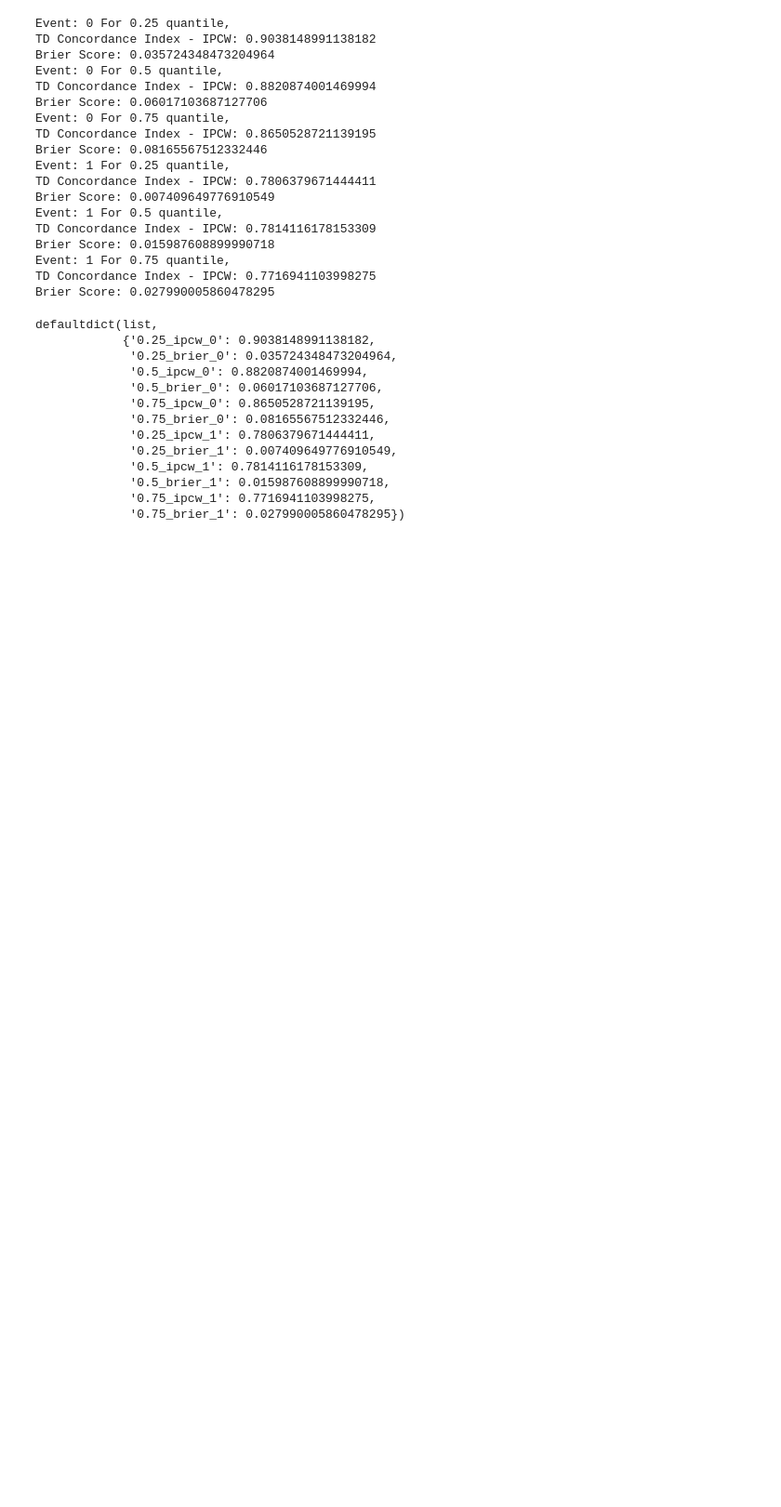
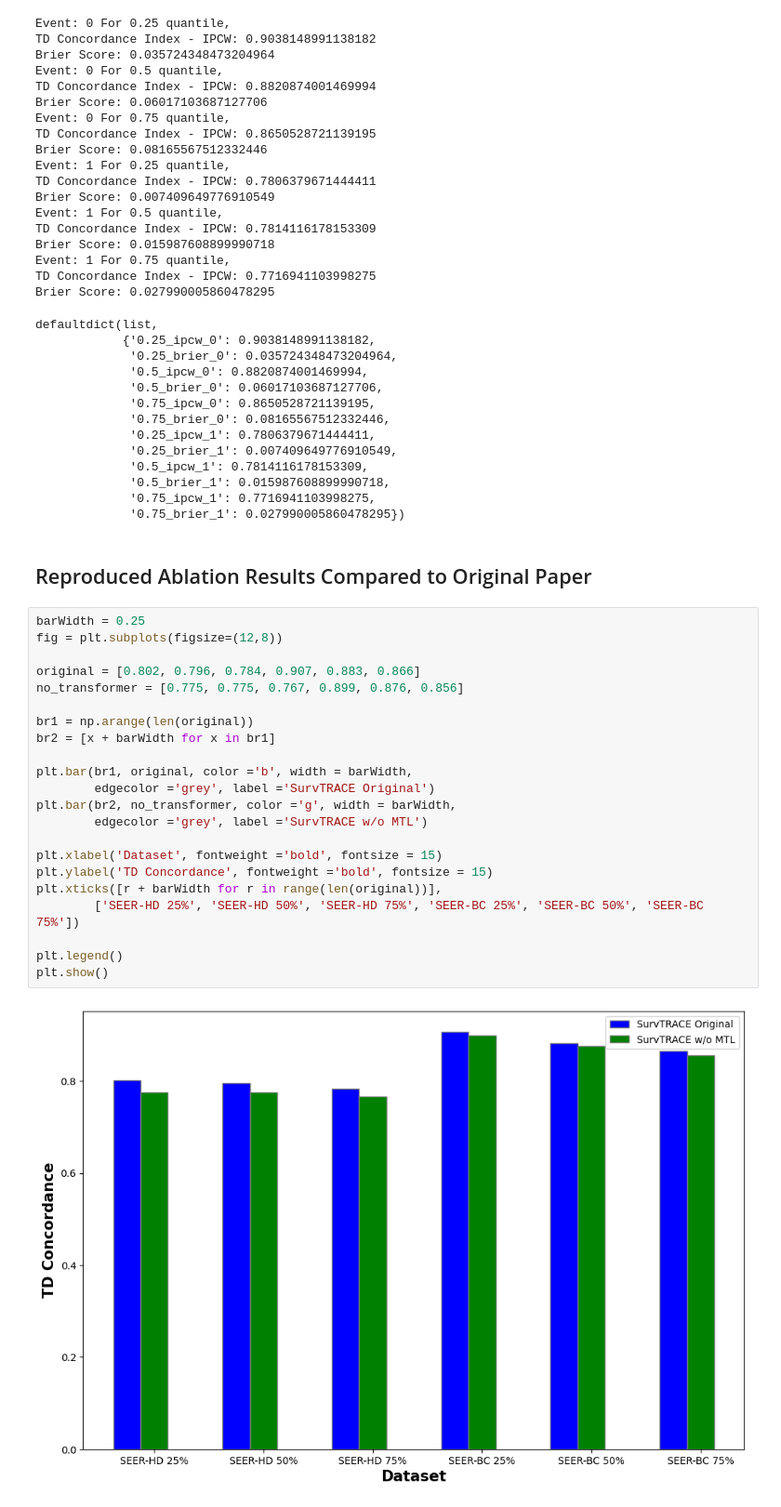
Before and after one commit to rbnyng/DLH-SurvTrace, a Jupyter notebook: main.ipynb, the cells around one changed output. Shown at 93% size. Saved outputs shown, nothing was run; the diff lists cells and outputs as text; blank space fills up the shorter version.

```diff
--- a/main.ipynb
+++ b/main.ipynb
@@ -563,3 +627,29 @@ defaultdict(list,
              '0.5_brier_1': 0.015987608899990718,
              '0.75_ipcw_1': 0.7716941103998275,
              '0.75_brier_1': 0.027990005860478295})
+# %% [markdown]
+## Reproduced Ablation Results Compared to Original Paper
+# %%
+barWidth = 0.25
+fig = plt.subplots(figsize=(12,8))
+
+original = [0.802, 0.796, 0.784, 0.907, 0.883, 0.866]
+no_transformer = [0.775, 0.775, 0.767, 0.899, 0.876, 0.856]
+
+br1 = np.arange(len(original))
+br2 = [x + barWidth for x in br1]
+
+plt.bar(br1, original, color ='b', width = barWidth,
+        edgecolor ='grey', label ='SurvTRACE Original')
+plt.bar(br2, no_transformer, color ='g', width = barWidth,
+        edgecolor ='grey', label ='SurvTRACE w/o MTL')
+
+plt.xlabel('Dataset', fontweight ='bold', fontsize = 15)
+plt.ylabel('TD Concordance', fontweight ='bold', fontsize = 15)
+plt.xticks([r + barWidth for r in range(len(original))],
+        ['SEER-HD 25%', 'SEER-HD 50%', 'SEER-HD 75%', 'SEER-BC 25%', 'SEER-BC 50%', 'SEER-BC 75%'])
+
+plt.legend()
+plt.show()
+# %% [output]
+[figure, added]
```
Also changed, not shown: parts of 34 cells of this notebook.
